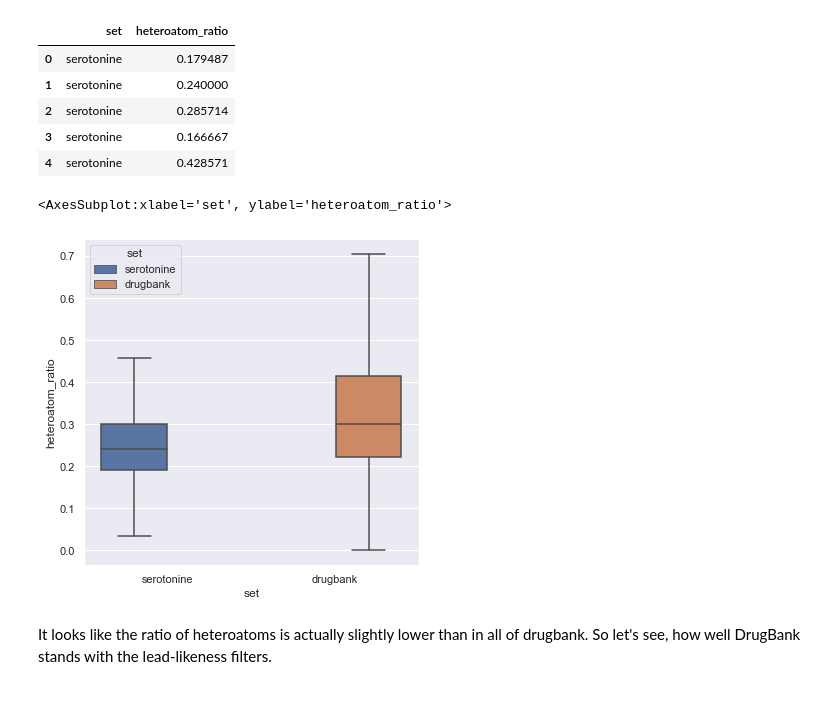
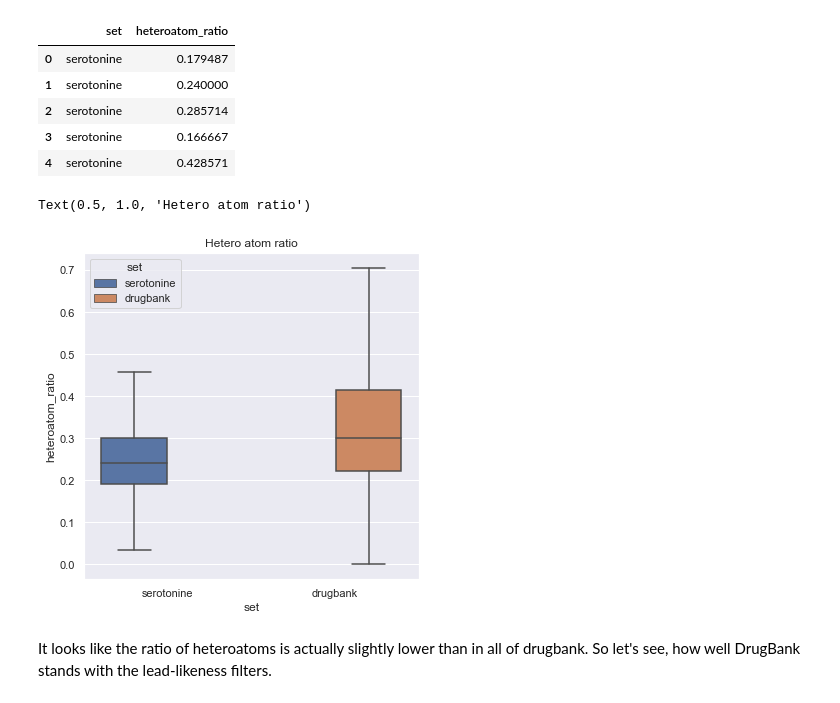
Before and after one commit to lich-uct/cdd2021, a Jupyter notebook: brazdilv/04_drug_likeness.ipynb, the cells around one changed output. Cells and saved outputs as stored; diff of their text form; code cells hidden in the pictures.

```diff
--- a/brazdilv/04_drug_likeness.ipynb
+++ b/brazdilv/04_drug_likeness.ipynb
@@ -127,7 +112,7 @@ ligands_df.iloc[:,1:]
 1876 rows × 5 columns
 # %%
 import seaborn as sns
-sns.set(rc={'figure.figsize':(11.7, 11.7)}) # for bigger graphs
+sns.set(rc={'figure.figsize':(10, 8)}) # for bigger graphs
 with sns.axes_style("whitegrid"):
     p = sns.barplot(data=ligands_df, ci=None)
     p.set_title("RO5 collision ratios in serotonine receptor ligand set")
@@ -139,10 +124,11 @@ Here the biggest issue is that structures are too heavy and greasy. However, the
 # %%
 def ro5_violations(mol):
     # takes RDKit mol, return how many rules it actually violates
-    return sum([too_many_hbd(mol), too_many_hba(mol), too_heavy(mol), too_greasy(mol)])
+    return sum([too_many_hbd(mol), too_many_hba(mol), too_heavy(mol), too_high_lipophilicity(mol)])
 
 def violates_lipinski(mol):
     # checks the number of RO5 violations, if they are more than one, return True
+    # Lipinski's rule allows one rule violation
     return ro5_violations(mol) > 1
 # %%
 ligands_df["ro5_violations"] = ligands_df["molecule"].apply(lambda l: ro5_violations(l))
@@ -157,6 +143,6 @@ sum(ligands_df["violates_lipinski"])/len(ligands_df["violates_lipinski"])
 # %% [markdown]
 The overall number of RO5 violations in the serotonine receptor ligand set is 805, which makes a bit less than a half violation per molecule. 247 ligands, about 13% of the dataset, violate more than one LRO5 rule, and thus fail the standard Lipinski filter.
 # %%
-df = ligands_df[["set", "too_many_hbd","too_many_hba", "too_heavy", "too_greasy", "violates_lipinski"]]
+df = ligands_df[["set", "too_many_hbd","too_many_hba", "too_heavy", "too_high_lipophilicity", "violates_lipinski"]]
 df.head()
 # %% [output]
@@ -239,7 +225,7 @@ df_drugbank = pd.DataFrame(
           "molecule": drugs})
 df_drugbank["too_many_hbd"] = df_drugbank["molecule"].apply(lambda l: too_many_hbd(l))
 df_drugbank["too_many_hba"] = df_drugbank["molecule"].apply(lambda l: too_many_hba(l))
-df_drugbank["too_greasy"] = df_drugbank["molecule"].apply(lambda l: too_greasy(l))
+df_drugbank["too_high_lipophilicity"] = df_drugbank["molecule"].apply(lambda l: too_high_lipophilicity(l))
 df_drugbank["too_heavy"] = df_drugbank["molecule"].apply(lambda l: too_heavy(l))
 df_drugbank["fails_lipinski"] = df_drugbank["molecule"].apply(lambda l: violates_lipinski(l))
 df_drugbank["odd_greasyness"] = df_drugbank["molecule"].apply(lambda l: bad_greasyness_ghose(l))
@@ -409,10 +395,11 @@ df.head()
 | 4 | serotonine | 0.428571 |
 # %%
 sns.set(rc={'figure.figsize':(6,6)})
-sns.boxplot(x='set', y='heteroatom_ratio', hue='set', data=df, showfliers=False)
+p = sns.boxplot(x='set', y='heteroatom_ratio', hue='set', data=df, showfliers=False)
+p.set_title("Hetero atom ratio")
 # %% [output]
-<AxesSubplot:xlabel='set', ylabel='heteroatom_ratio'>
+Text(0.5, 1.0, 'Hetero atom ratio')
-[figure, old version]
+[figure, new version]
 # %% [markdown]
 It looks like the ratio of heteroatoms is actually slightly lower than in all of drugbank. So let's see, how well DrugBank stands with the lead-likeness filters.
 # %%
```
Also changed, not shown: parts of 26 cells of this notebook.
